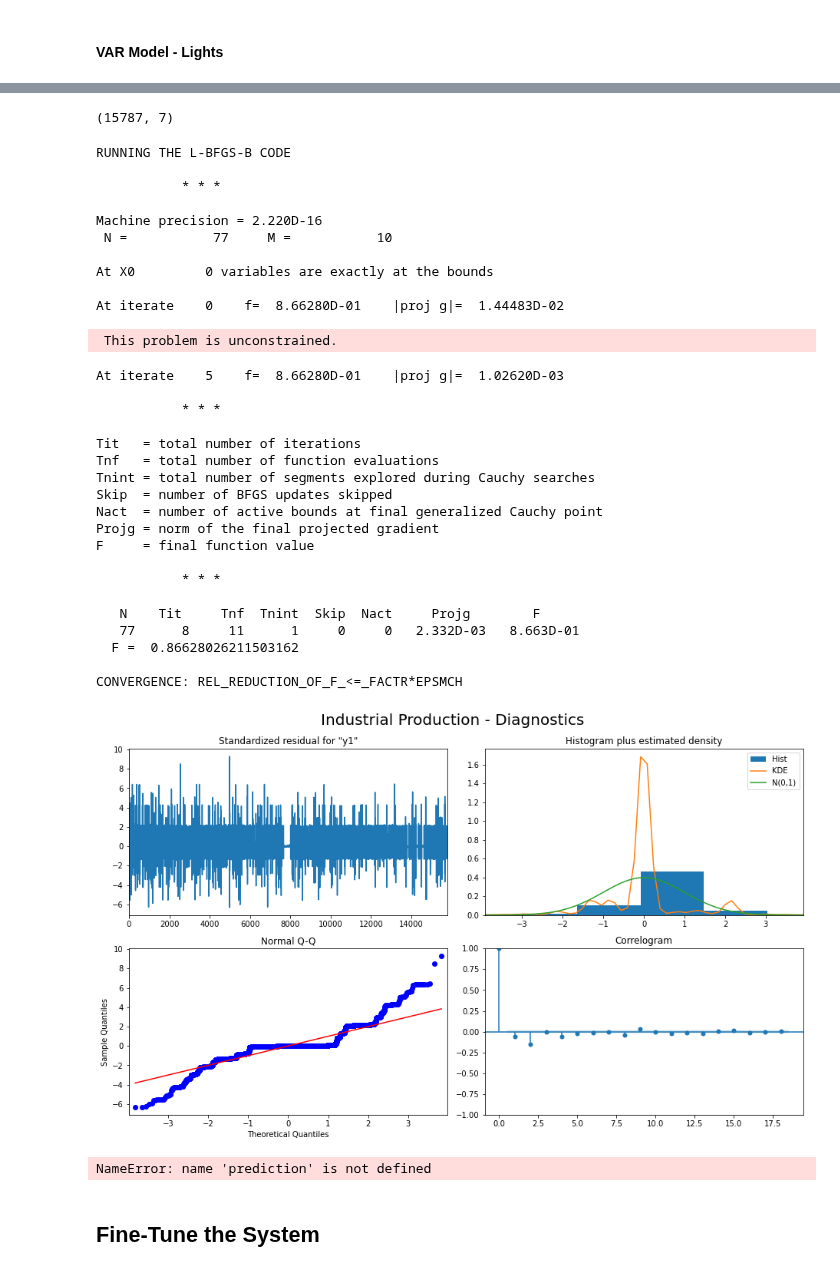
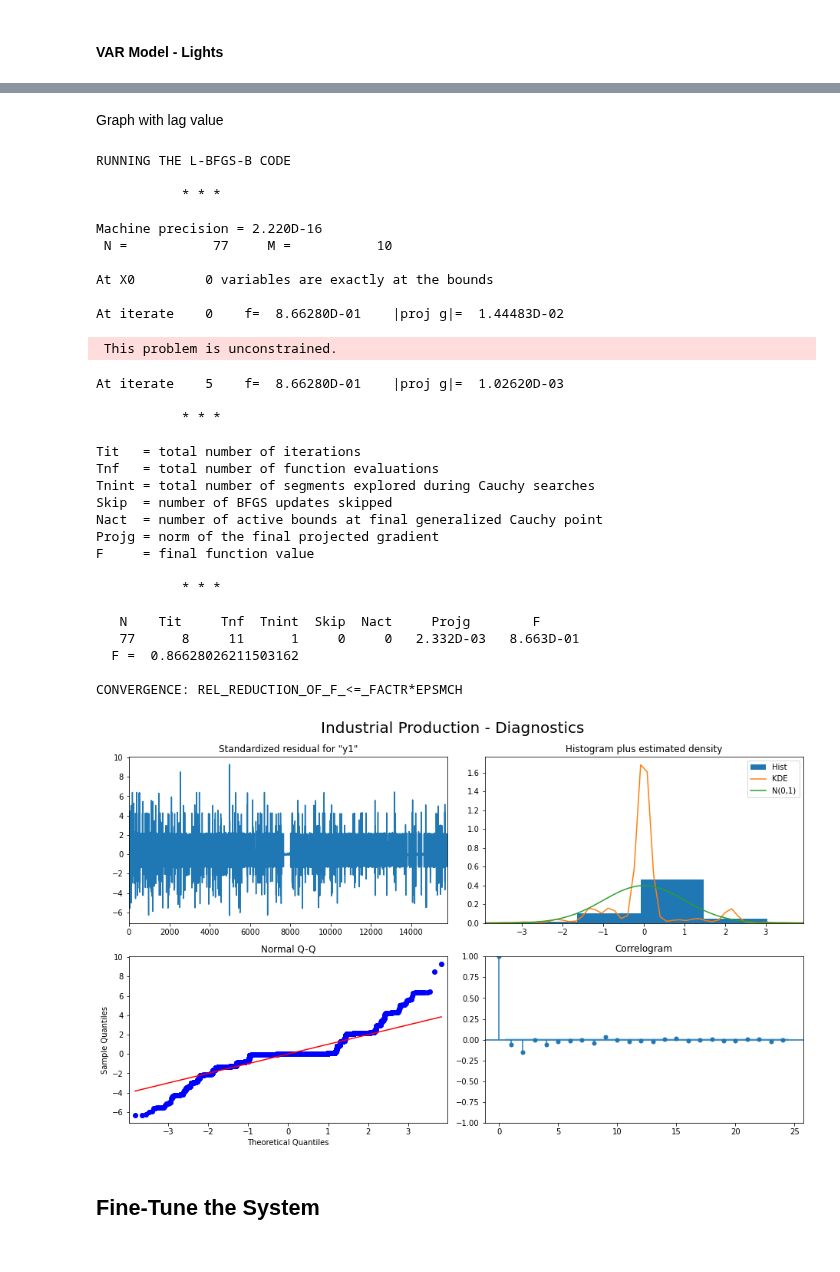
Before and after one commit to parksjr5/Energy_Forecasting, a Jupyter notebook: timeseries_new.ipynb, the cells around one changed output, grey strips where cells are left out. Saved outputs shown, nothing was run; the diff lists cells and outputs as text; code cells hidden in the pictures.

```diff
--- a/timeseries_new.ipynb
+++ b/timeseries_new.ipynb
@@ -506,6 +518,0 @@ plt.tight_layout()
-# %%
-lag_order = results.k_ar
-vals = results.forecast(data_lights.values[-lag_order:],steps = nobs-1)
-print(vals.shape)
-# %% [output]
-(15787, 7)
@@ -517,6 +519,8 @@ df_forecast = pd.DataFrame(predictions, index=data_lights.index[-nobs:], columns
+# %% [markdown]
+Graph with lag value
 # %%
 model = VARMAX(np.asarray(data_lights).astype(float), order=(1,0), trend='n').fit(maxiter=1000)
-model.plot_diagnostics(variable=0, figsize=(13,8), lags=18)
+model.plot_diagnostics(variable=0, figsize=(13,8), lags=24)
 plt.gcf().suptitle('Industrial Production - Diagnostics', fontsize=20)
 plt.tight_layout()
 plt.subplots_adjust(top=.9);
@@ -524,36 +528,31 @@ plt.subplots_adjust(top=.9);
 RUNNING THE L-BFGS-B CODE
 
            * * *
 
 Machine precision = 2.220D-16
  N =           77     M =           10
 
 At X0         0 variables are exactly at the bounds
 
 At iterate    0    f=  8.66280D-01    |proj g|=  1.44483D-02
  This problem is unconstrained.
 At iterate    5    f=  8.66280D-01    |proj g|=  1.02620D-03
 
            * * *
 
 Tit   = total number of iterations
 Tnf   = total number of function evaluations
 Tnint = total number of segments explored during Cauchy searches
 Skip  = number of BFGS updates skipped
 Nact  = number of active bounds at final generalized Cauchy point
 Projg = norm of the final projected gradient
 F     = final function value
 
            * * *
 
    N    Tit     Tnf  Tnint  Skip  Nact     Projg        F
    77      8     11      1     0     0   2.332D-03   8.663D-01
   F =  0.86628026211503162
 
 CONVERGENCE: REL_REDUCTION_OF_F_<=_FACTR*EPSMCH
-[figure, old version]
+[figure, new version]
-# %%
-prediction = pd.DataFrame(prediction)
-data_lights.index[nobs:]
-# %% [output]
-NameError: name 'prediction' is not defined
```
Also changed, not shown: parts of 13 cells of this notebook.
